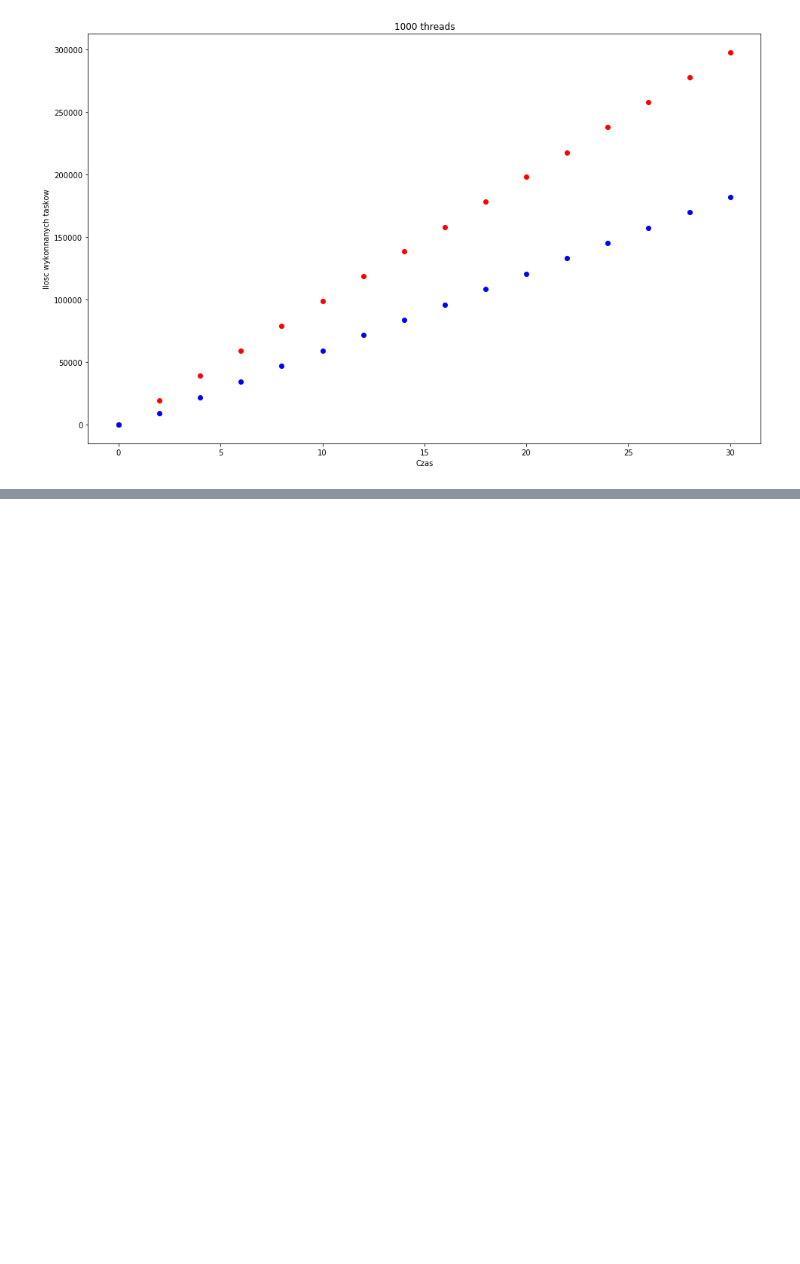
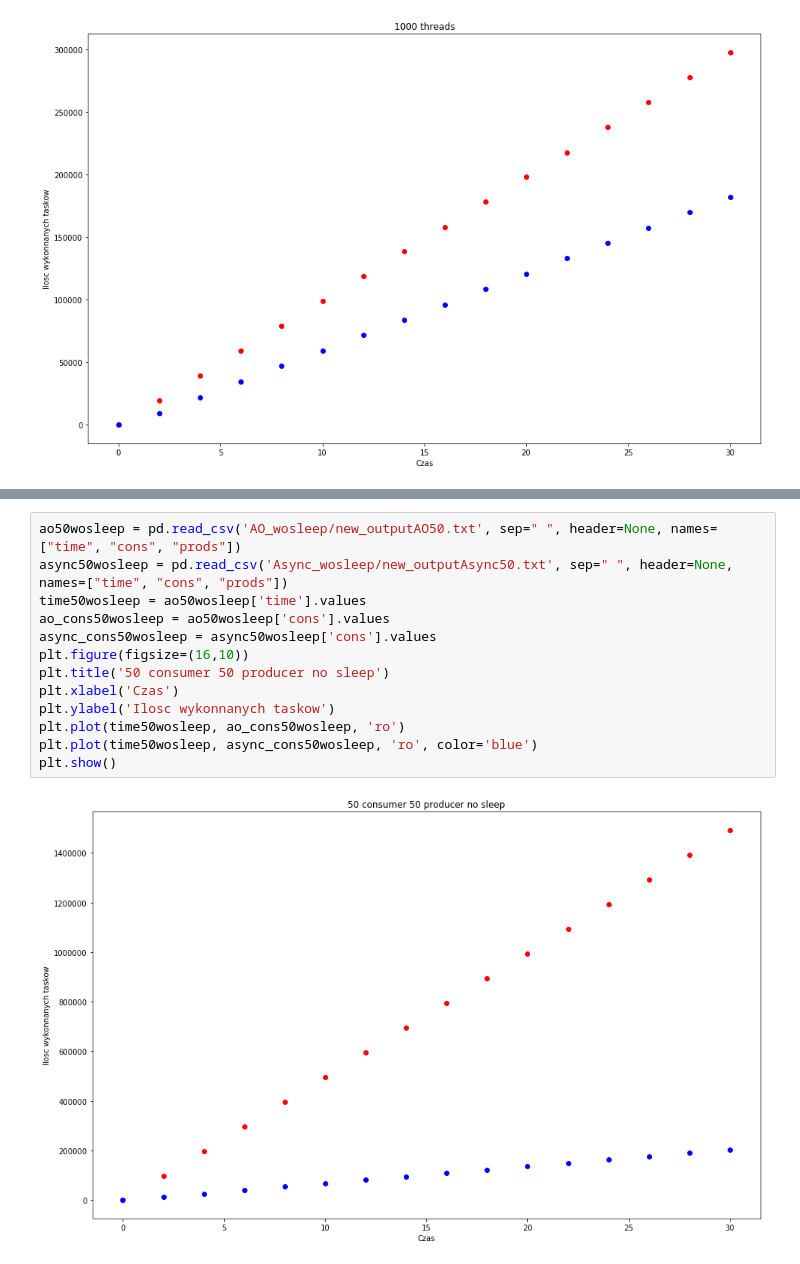
Before and after one commit to mwoss/ConcurrencyJavaTasks, a Jupyter notebook: data/AO vs Async.ipynb, the cells around one changed output, grey strips where cells are left out. Drawn from its saved outputs; the diff is of its cells as text; blank space fills up the shorter version.

```diff
--- a/data/AO vs Async.ipynb
+++ b/data/AO vs Async.ipynb
@@ -61,0 +92,15 @@ Natomiast przy zwiększającej się ilości wątkow AO wygrywa w szybkosci obslu
+# %%
+ao50wosleep = pd.read_csv('AO_wosleep/new_outputAO50.txt', sep=" ", header=None, names=["time", "cons", "prods"])
+async50wosleep = pd.read_csv('Async_wosleep/new_outputAsync50.txt', sep=" ", header=None, names=["time", "cons", "prods"])
+time50wosleep = ao50wosleep['time'].values
+ao_cons50wosleep = ao50wosleep['cons'].values
+async_cons50wosleep = async50wosleep['cons'].values
+plt.figure(figsize=(16,10))
+plt.title('50 consumer 50 producer no sleep')
+plt.xlabel('Czas')
+plt.ylabel('Ilosc wykonnanych taskow')
+plt.plot(time50wosleep, ao_cons50wosleep, 'ro')
+plt.plot(time50wosleep, async_cons50wosleep, 'ro', color='blue')
+plt.show()
+# %% [output]
+[figure, added]
```
Also changed, not shown: parts of 14 cells of this notebook, 18 other files.
